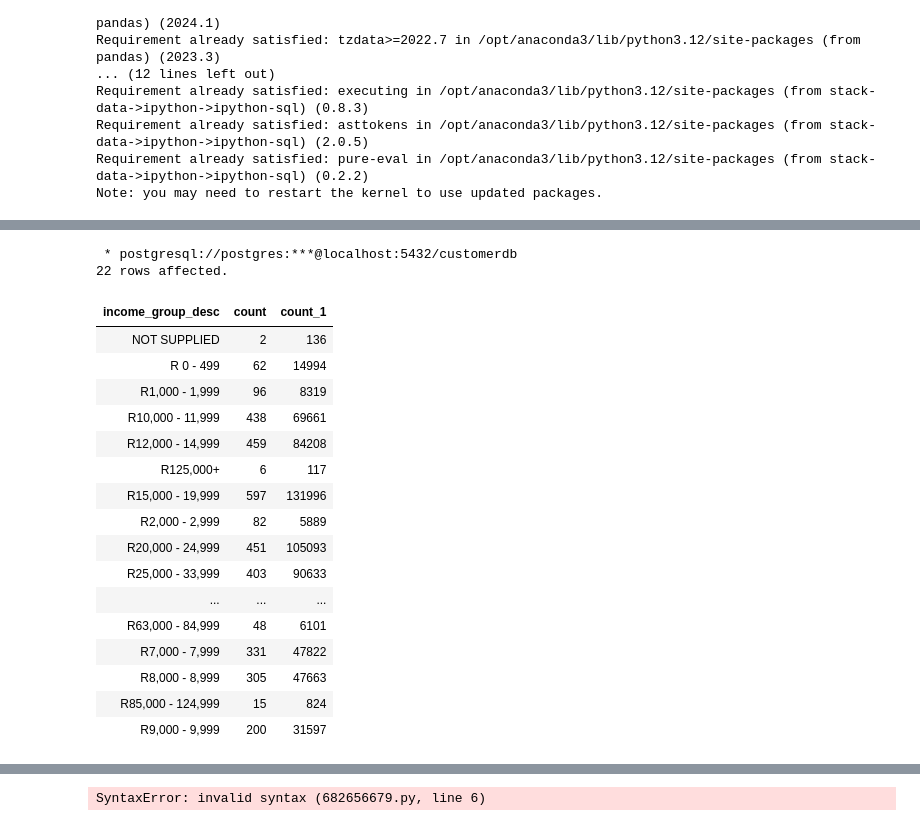
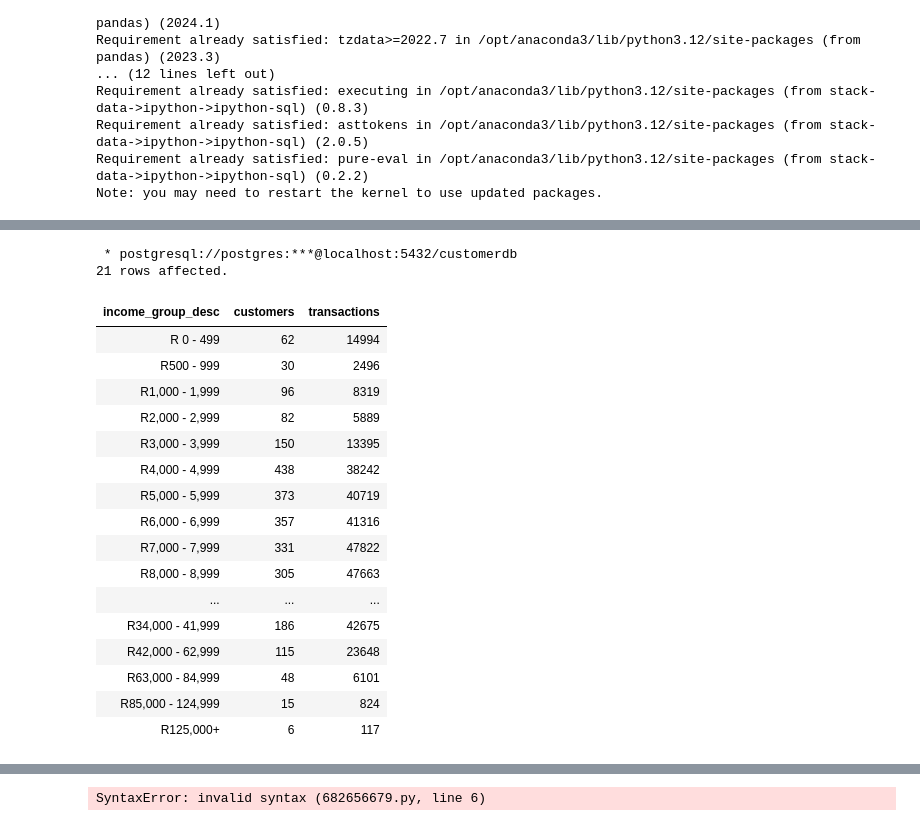
Before and after one commit to kanaka25/ABSA-Data, a Jupyter notebook: Jupyter Script.ipynb, the cells around one changed output, grey strips where cells are left out. Saved outputs shown, nothing was run; the diff lists cells and outputs as text; code cells hidden in the pictures.

```diff
--- a/Jupyter Script.ipynb
+++ b/Jupyter Script.ipynb
@@ -79,33 +79,34 @@ Note: you may need to restart the kernel to use updated packages.
 | 847554 | None | ID_017ba29a4d371608fad8313ff1d46c... | 2022-04-17 00:00:00 | 9317537c2329262b5e19d3e29d2342255... | 825.98 | ... |
 # %%
 %%sql
-SELECT i.income_group_desc, count (distinct(c.customer_identifier)), count(t.customer_identifier)
+SELECT i.income_group_desc, count (distinct(c.customer_identifier)) AS customers, count(t.customer_identifier) as transactions
 FROM customers c
 JOIN income_group as i
 ON i.income_group_code = c.income_group_code
 JOIN transactions t
 ON c.customer_identifier = t.customer_identifier
 GROUP BY i.income_group_code, i.income_group_desc
+OFFSET 1 ROW
 # %% [output]
  * postgresql://postgres:***@localhost:5432/customerdb
-22 rows affected.
+21 rows affected.
-| income_group_desc | count | count_1 |
-| NOT SUPPLIED | 2 | 136 |
+| income_group_desc | customers | transactions |
 | R 0 - 499 | 62 | 14994 |
+| R500 - 999 | 30 | 2496 |
 | R1,000 - 1,999 | 96 | 8319 |
-| R10,000 - 11,999 | 438 | 69661 |
-| R12,000 - 14,999 | 459 | 84208 |
-| R125,000+ | 6 | 117 |
-| R15,000 - 19,999 | 597 | 131996 |
 | R2,000 - 2,999 | 82 | 5889 |
-| R20,000 - 24,999 | 451 | 105093 |
-| R25,000 - 33,999 | 403 | 90633 |
-| ... | ... | ... |
-| R63,000 - 84,999 | 48 | 6101 |
+| R3,000 - 3,999 | 150 | 13395 |
+| R4,000 - 4,999 | 438 | 38242 |
+| R5,000 - 5,999 | 373 | 40719 |
+| R6,000 - 6,999 | 357 | 41316 |
 | R7,000 - 7,999 | 331 | 47822 |
 | R8,000 - 8,999 | 305 | 47663 |
+| ... | ... | ... |
+| R34,000 - 41,999 | 186 | 42675 |
+| R42,000 - 62,999 | 115 | 23648 |
+| R63,000 - 84,999 | 48 | 6101 |
 | R85,000 - 124,999 | 15 | 824 |
-| R9,000 - 9,999 | 200 | 31597 |
+| R125,000+ | 6 | 117 |
 # %%
 %%sql
 SELECT
```
Also changed, not shown: parts of 1 cell of this notebook, 1 other file.
